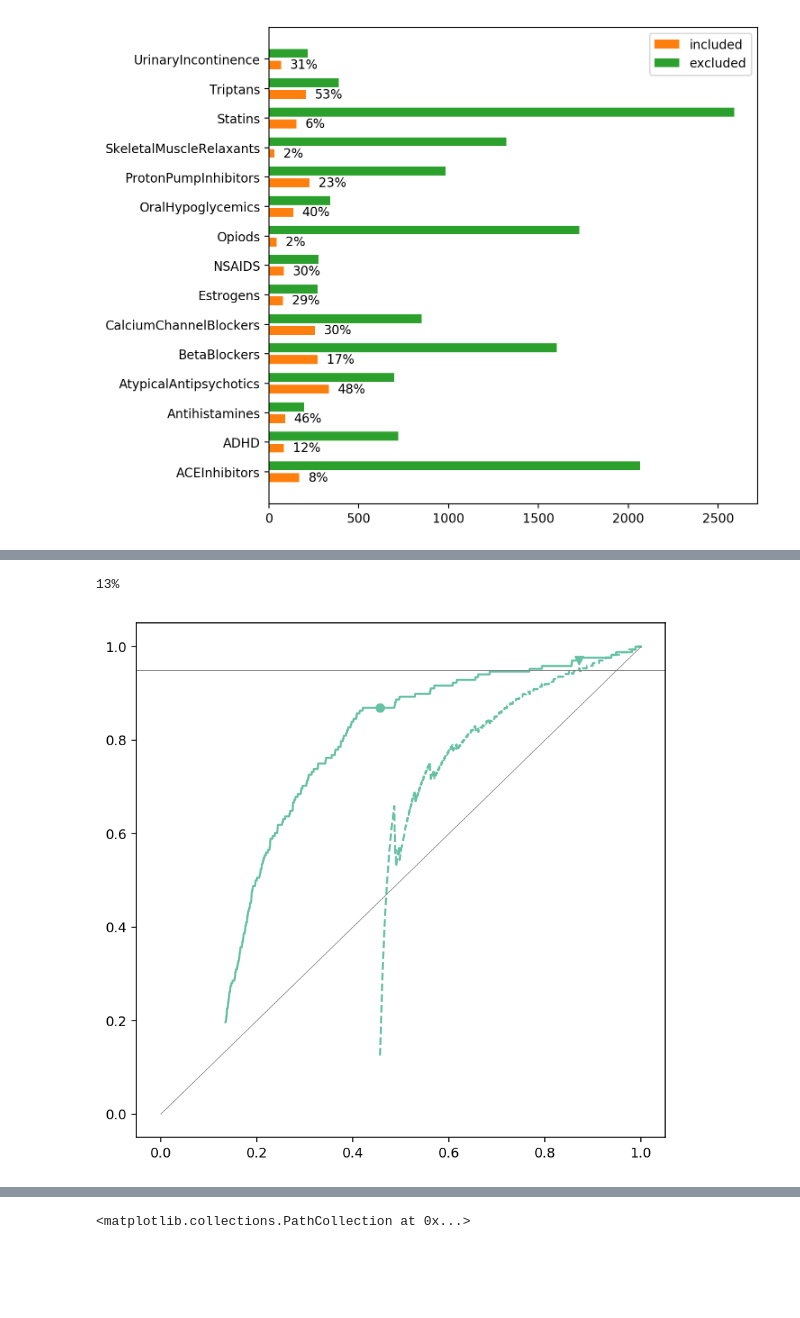
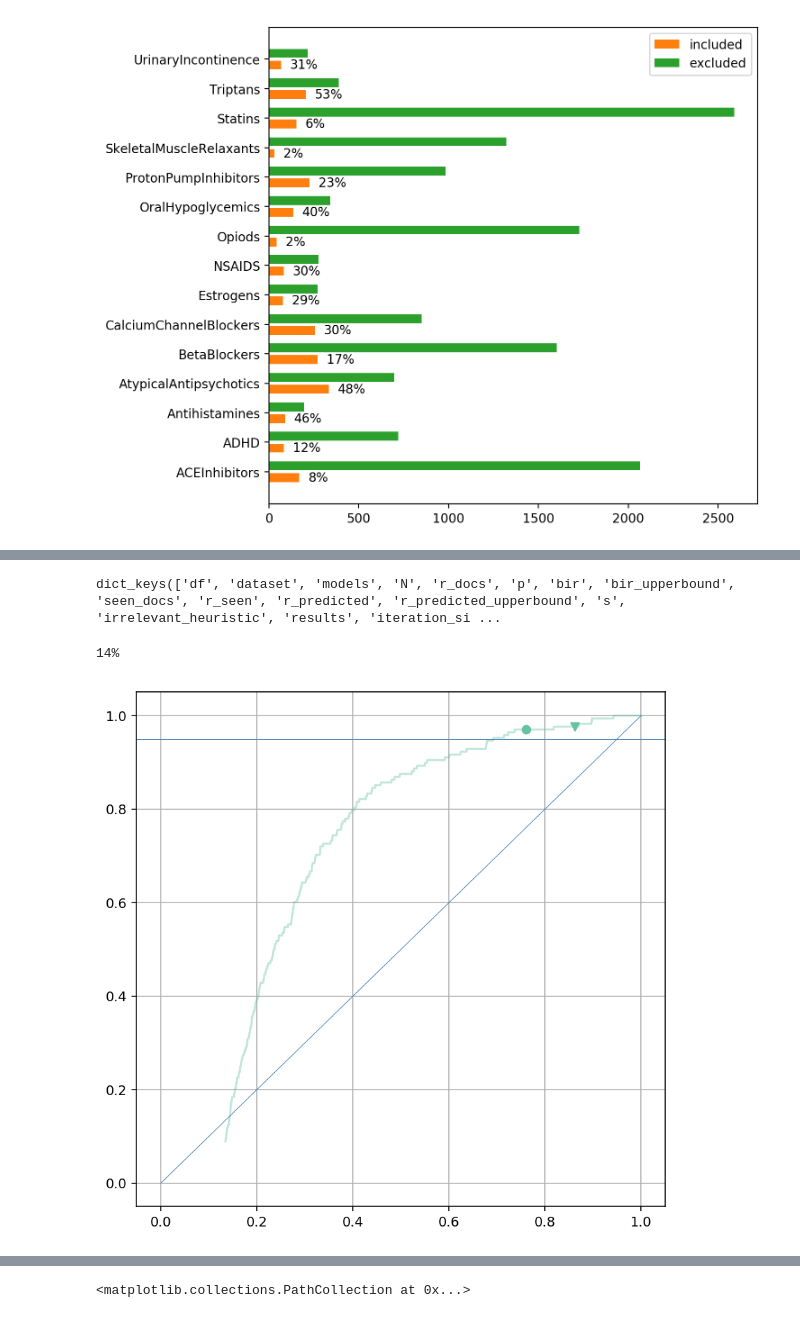
Before and after one commit to mcallaghan/rapid-screening, a Jupyter notebook: analysis/evaluation.ipynb, the cells around one changed output, grey strips where cells are left out. Drawn from its saved outputs; the diff is of its cells as text; code cells hidden in the pictures; blank space fills up the shorter version.

Commit message:
forking paths

```diff
--- a/analysis/evaluation.ipynb
+++ b/analysis/evaluation.ipynb
@@ -152,32 +122,22 @@ if recalculate:
         df = df.dropna().reset_index(drop=True)
         #if df.shape[0] > 1000:
             #continue
-        if name not in ["ACEInhibitors","BetaBlockers"]:
+        if name not in ["Opiods"]:#,"BetaBlockers"]:
             continue
         ss = rr.ScreenScenario(
             df, models, 300, [50,100,200], name
         )
         for i in range(iterations):
-            #results.append(ss.screen(i, False))
-            rs_results.append(ss.screen(i, True))
-            paths.append({
-                "dataset": name,
-                "work_path": ss.work_track,
-                "recall_path": ss.recall_track,
-                "estimated_recall_path": ss.estimated_recall_path
-            })
+            results.append(ss.screen(i, True))
         break
 
-    results_2 = pd.DataFrame.from_dict(results)
-    rs_results_2 = pd.DataFrame.from_dict(rs_results)
-    #print(rs_results_df.shape)
-    path_df = pd.DataFrame.from_dict(paths)
+    results_df = pd.DataFrame.from_dict(results)
 
 
 else:
     results_df = pd.read_csv('../results/results.csv')
-    rs_results_df = pd.read_csv('../results/rs_results.csv')
-    path_df = pd.read_csv('../results/paths.csv')
+    for p in ["estimated_recall_path", "recall_track", "work_track","random_work_track","random_recall_track"]:
+        results_df[p] = results_df[p].apply(ast.literal_eval)
 
 #rs_results_df.head()
 # %% [output]
@@ -185,29 +187,42 @@ Dataset: ACEInhibitors, iteration 0.  2235 out of 2235 documents seen (100%) - r
+# %%
+d = { k: ss.__dict__[k] for k in ["N","dataset"] }
+# %% [output]
+dict_keys(['df', 'dataset', 'models', 'N', 'r_docs', 'p', 'bir', 'bir_upperbound', 'seen_docs', 'r_seen', 'r_predicted', 'r_predicted_upperbound', 's', 'irrelevant_heuristic', 'results', 'iteration_si ...
 # %%
 fig, ax = plt.subplots(figsize=(7,7),dpi=140)
 colors = ['#66c2a5','#fc8d62','#8da0cb']
 
+rs_results_df = rs_results_2
+import ast
+
 print(f"{ss.wss95_rs:.0%}")
 #for i, p in enumerate(paths):
 for i, p in path_df.iterrows():
-    ax.plot(p['work_path'],p['recall_path'], c=colors[0])
-    ax.plot(p['work_path'][-len(p['estimated_recall_path']):],p['estimated_recall_path'], c=colors[0], linestyle="--")
-    ax.scatter(
-        rs_results_2.loc[i,'random_start_work'],
-        rs_results_2.loc[i,'random_start_recall'],
-        c=colors[0],
-        marker = "o"
-    )
-    ax.scatter(
-        1-rs_results_2.loc[i, 'wss95_rs'],
-        rs_results_2.loc[i, 'recall_rs'],
-        c=colors[0],
-        marker="v"
-    )
+    ax.plot(p['work_path'],p['recall_path'], c=colors[0],alpha=0.4)
+    if p['estimated_recall_path'] != []:
+        #ax.plot(p['work_path'][-len(p['estimated_recall_path']):],p['estimated_recall_path'], c=colors[0], linestyle="--")
+        try:
+            ax.scatter(
+                rs_results_df.loc[i,'random_start_work'],
+                rs_results_df.loc[i,'random_start_recall'],
+                c=colors[0],
+                marker = "o"
+            )
+            ax.scatter(
+                1-rs_results_df.loc[i, 'wss95_rs'],
+                rs_results_df.loc[i, 'recall_rs'],
+                c=colors[0],
+                marker="v"
+            )
+        except:
+            pass
 
-ax.axhline(0.95, color="grey",lw=0.5)
-ax.plot([0,1],[0,1], color="grey", lw=0.5)
+ax.axhline(0.95, color="steelblue",lw=0.5)
+ax.plot([0,1],[0,1], color="steelblue", lw=0.5)
+
+ax.grid()
 
 plt.show()
 # %% [output]
-13%
+14%
-[figure, old version]
+[figure, new version]
```
Also changed, not shown: parts of 14 cells of this notebook, 5 other files.
